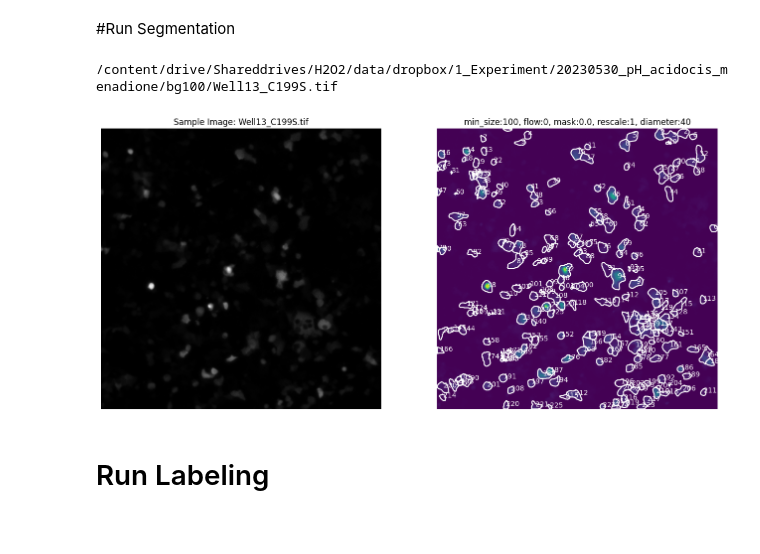
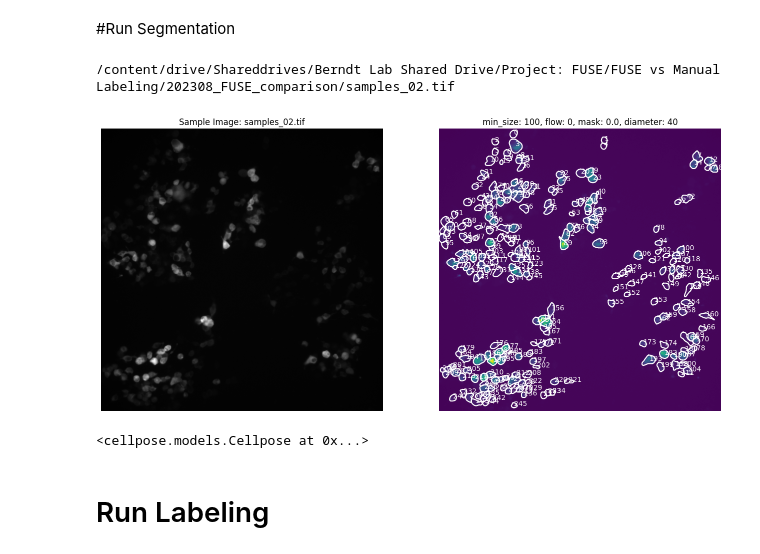
Before and after one commit to justindaholee/FUSE, a Jupyter notebook: FUSE.ipynb, the cells around one changed output. Cells and saved outputs as stored; diff of their text form; code cells hidden in the pictures; blank space fills up the shorter version.

```diff
--- a/FUSE.ipynb
+++ b/FUSE.ipynb
@@ -218,51 +85,0 @@ else:
-# %%
-#@title 2. Check segmentation
-#@markdown Read about Cellpose parameters [here](https://cellpose.readthedocs.io/en/latest/api.html).
-min_size = 100 #@param
-flow_threshold= 0 #@param
-mask_threshold= 0.0 #@param
-rescale =   1 #@param {type:"raw"}
-diameter =  40#@param {type:"raw"}
-if not diameter:
-  diameter = 30
-
-# Declare model
-if Custom_Model == True:
-  model = models.CellposeModel(gpu='use_GPU', pretrained_model=model_path)
-elif Omnipose == True:
-  model = models.CellposeModel(gpu='use_GPU', model_type='cyto2_omni')
-model = models.Cellpose(gpu='use_GPU', model_type='cyto2')
-
-# Find image files
-if isDirectory == True:
-  files = sorted(glob.glob(path + '/' + '*.tif'))
-elif os.path.splitext(path)[-1].lower() == '.tif':
-  files = [path]
-
-chosen = random.choices(files, k=1)
-
-image_name = os.path.basename(chosen[0])
-image = io.imread(chosen[0])
-
-# Handle dimensions, should be 4 dim (frames, channels, height, width)
-image = fuse.rearrange_dimensions(image, numFrames, MultiChannel, channelInfo)
-
-# print(f"Image dimensions: {image.shape}")
-
-
-# Create example image
-rep_image = image[channelInfo.index(channelToSegment)] # select proper to channel to segment
-rep_image = rep_image[0] # select first frame
-rep_image = np.squeeze(rep_image) #ensure there are no extra dimensions
-
-masks, flows, styles, diams = model.eval(rep_image, channels=[0,0], flow_threshold=flow_threshold,
-                                         min_size=min_size, omni=onot, diameter=diameter)
-
-info = 'min_size:' + str(min_size)+ ', flow:' + str(flow_threshold) +', mask:' + str(mask_threshold) + ', rescale:' + str(rescale) + ', diameter:' + str(diams)
-
-print(chosen[0])
-show_overlay(rep_image, masks, info, image_name)
-del image, rep_image, masks, flows, styles, diams
-# %% [output]
-/content/drive/Shareddrives/H2O2/data/dropbox/1_Experiment/20230530_pH_acidocis_menadione/bg100/Well13_C199S.tif
-[figure, removed]
@@ -345,0 +86,18 @@ master_df.to_csv(folder + "/" + date + "_" + expID + "/" + date + "_" + expID +
+# %%
+#@title 1. Segmentation Information & Preview
+#@markdown Read about Cellpose parameters [here](https://cellpose.readthedocs.io/en/latest/api.html).
+min_size = 100 #@param {type:"number"}
+flow_threshold= 0 #@param {type:"number"}
+mask_threshold= 0.0 #@param {type:"number"}
+diameter =  40 # @param {type:"number"}
+
+experiment.preview_segmentation(
+  min_size=min_size,
+  flow_threshold=flow_threshold,
+  mask_threshold=mask_threshold,
+  diameter=diameter
+)
+# %% [output]
+/content/drive/Shareddrives/Berndt Lab Shared Drive/Project: FUSE/FUSE vs Manual Labeling/202308_FUSE_comparison/samples_02.tif
+[figure, added]
+<cellpose.models.Cellpose at 0x...>
```
Also changed, not shown: parts of 19 cells of this notebook.
